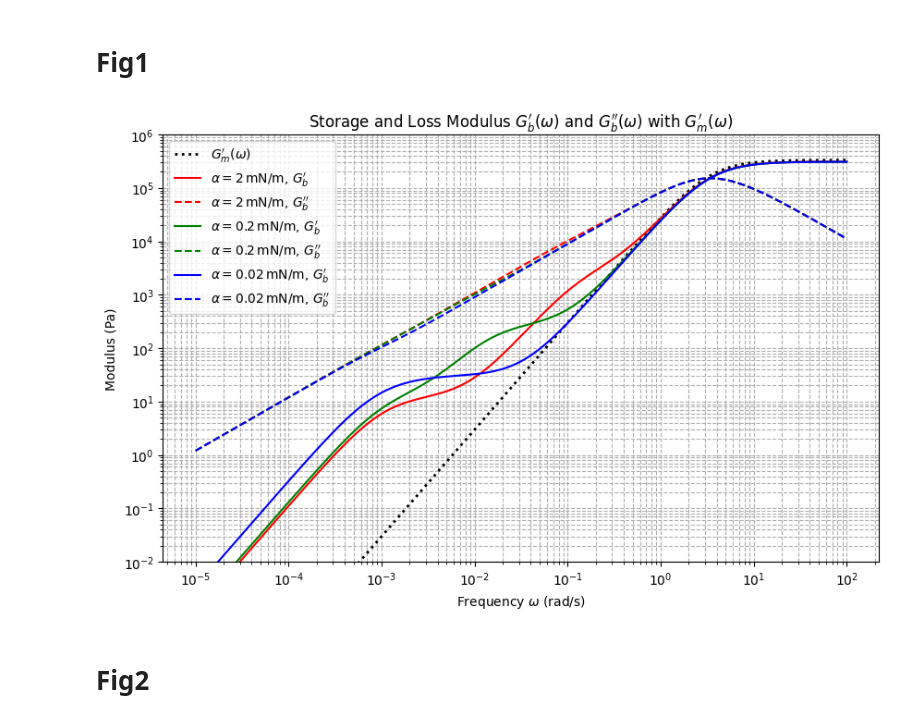
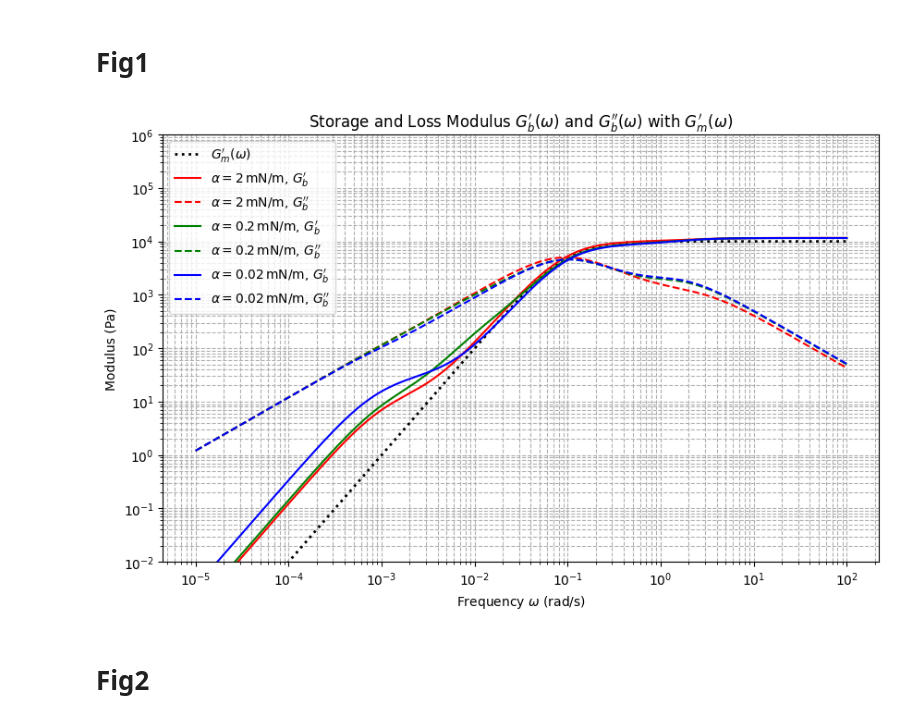
Before and after one commit to inxslynne/thesisproject, a Jupyter notebook: Jacobs/py-Jacobs-1.ipynb, the cells around one changed output. Cells and saved outputs as stored; diff of their text form; code cells hidden in the pictures.

```diff
--- a/Jacobs/py-Jacobs-1.ipynb
+++ b/Jacobs/py-Jacobs-1.ipynb
@@ -7,11 +7,13 @@ import matplotlib.pyplot as plt
 # Parameters
 alpha_values = [2e-3, 0.2e-3, 0.02e-3]  # Convert mN/m to N/m
 beta20 = 1e-5  # Convert mN/m to N/m
+# Rv = 10e-6
 Rv = 0.1e-6    # Convert micrometers to meters
 eta_m = 1e5    # Pa·s
 eta_d = 1e4    # Pa·s
+# phi = 0.75
 phi = 0.075
-lambda_m = 0.3  # s
+lambda_m = 10 # s
 lambda_d = 0.1  # s
 
 omega = np.logspace(-5, 2, num=500)  # rad/s
@@ -33,34 +35,34 @@ for idx, alpha in enumerate(alpha_values):
 
     term1 = 19 * Gd_star + 16 * Gm_star
     term2 = 24 * (alpha / Rv) + 23 * Gd_star - 16 * Gm_star
     term3 = 24 * (alpha / Rv) + 23 * Gd_star + 32 * Gm_star
     term4 = 5 * Gd_star + 2 * Gm_star
     term5 = 2 * Gd_star + 3 * Gm_star
     term6 = Gd_star + Gm_star
 
     E1 = (beta20 / Rv) * term2
     D1 = (2 * beta20 / Rv) * term3
 
     E = delta_G * term1 + 4 * (alpha / Rv) * term4 + E1
     D = term5 * term1 + 40 * (alpha / Rv) * term6 + D1
     E_over_D = E / D
 
     Gb_star = Gm_star * (1 + 3 * phi * E_over_D) / (1 - 2 * phi * E_over_D)
     Gb_prime = Gb_star.real
     Gb_double_prime = Gb_star.imag
 
     plt.loglog(omega, Gb_prime, color=colors[idx], linestyle='-', label=labels_alpha[idx] + r', $G^\prime_b$')
     plt.loglog(omega, Gb_double_prime, color=colors[idx], linestyle='--', label=labels_alpha[idx] + r', $G^{\prime\prime}_b$')
 
 plt.title('Storage and Loss Modulus $G^\prime_b(\omega)$ and $G^{\prime\prime}_b(\omega)$ with $G^\prime_m(\omega)$')
 plt.xlabel('Frequency $\omega$ (rad/s)')
 plt.ylabel('Modulus (Pa)')
 plt.ylim(1e-2, 1e6)
 plt.legend()
 plt.grid(True, which="both", ls="--")
 plt.show()
 # %% [output]
-[figure, old version]
+[figure, new version]
 # %% [markdown]
 # Fig2
 # %%
```
Also changed, not shown: 1 other file.
